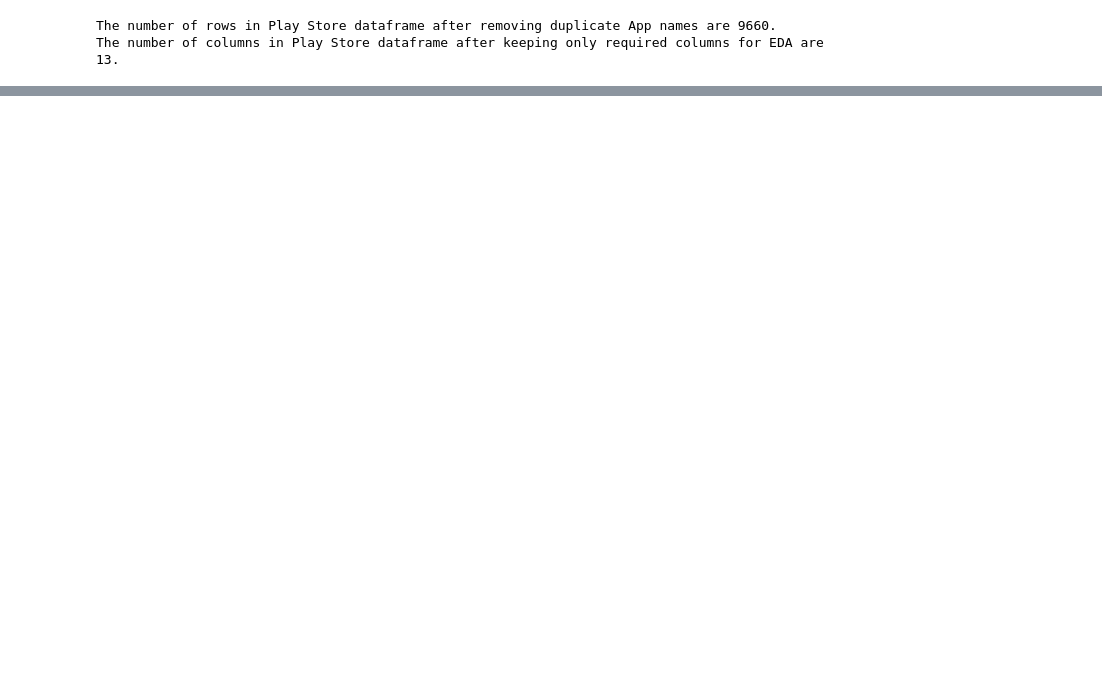
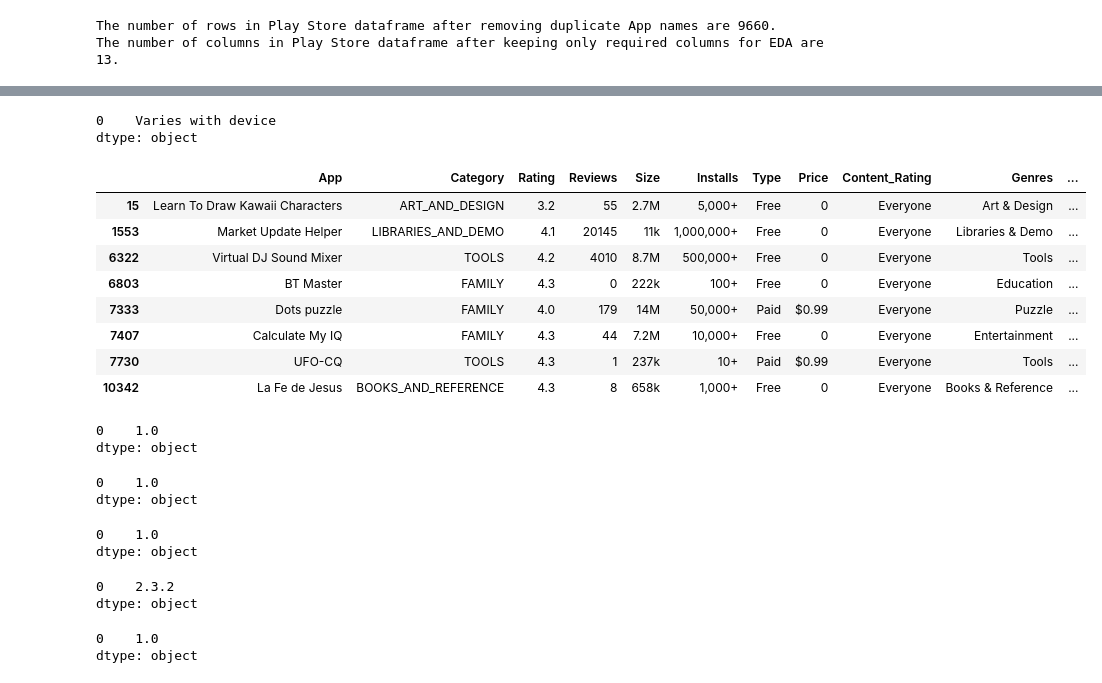
Before and after one commit to Sanddeep-K/Capstone_1_EDA_Play_Store_App_Review, a Jupyter notebook: Sandeep_K_Capstone_1_EDA_Play_Store_App_Review.ipynb, the cells around one changed output, grey strips where cells are left out. Cells and saved outputs as stored; diff of their text form; code cells hidden in the pictures; blank space fills up the shorter version.

```diff
--- a/Sandeep_K_Capstone_1_EDA_Play_Store_App_Review.ipynb
+++ b/Sandeep_K_Capstone_1_EDA_Play_Store_App_Review.ipynb
@@ -197,0 +308,7 @@ ps_data_df.columns = ps_data_df.columns.str.replace(' ', '_')
+# %%
+# As per App Name, this app can be categorised as "LIFESTYLE" category app
+
+# Updating appropriate actegory for missing entry
+
+ps_data_df.loc[10472, 'Category'] = 'LIFESTYLE'
+ps_data_df.loc[10472]
@@ -197,0 +336,4 @@ ps_data_df.columns = ps_data_df.columns.str.replace(' ', '_')
+# %%
+# Checking median rating of rating column.
+rating_median = ps_data_df['Rating'].median()
+print(f'The median of of Rating column is {rating_median}.')
@@ -197,0 +342,3 @@ ps_data_df.columns = ps_data_df.columns.str.replace(' ', '_')
+# %%
+# Filled NaN values in rating column.
+ps_data_df.loc[ps_data_df['Rating'].isnull(), 'Rating'] = ps_data_df['Rating'].fillna(rating_median)
@@ -197,0 +365,3 @@ ps_data_df.columns = ps_data_df.columns.str.replace(' ', '_')
+# %%
+# NaN value in Type column filled with as Most number of apps are Free.
+ps_data_df['Type'] = ps_data_df['Type'].fillna('Free')
@@ -197,0 +416,7 @@ ps_data_df.columns = ps_data_df.columns.str.replace(' ', '_')
+# %%
+# Lets check count of "Varies with Device"
+
+ps_data_df["Current_Ver"].mode()
+# %% [output]
+0    Varies with device
+dtype: object
@@ -197,0 +425,49 @@ ps_data_df.columns = ps_data_df.columns.str.replace(' ', '_')
+# %%
+ps_data_df[ps_data_df.Current_Ver.isnull()]
+# %% [output]
+|  | App | Category | Rating | Reviews | Size | Installs | Type | Price | Content_Rating | Genres | ... |
+| 15 | Learn To Draw Kawaii Characters | ART_AND_DESIGN | 3.2 | 55 | 2.7M | 5,000+ | Free | 0 | Everyone | Art & Design | ... |
+| 1553 | Market Update Helper | LIBRARIES_AND_DEMO | 4.1 | 20145 | 11k | 1,000,000+ | Free | 0 | Everyone | Libraries & Demo | ... |
+| 6322 | Virtual DJ Sound Mixer | TOOLS | 4.2 | 4010 | 8.7M | 500,000+ | Free | 0 | Everyone | Tools | ... |
+| 6803 | BT Master | FAMILY | 4.3 | 0 | 222k | 100+ | Free | 0 | Everyone | Education | ... |
+| 7333 | Dots puzzle | FAMILY | 4.0 | 179 | 14M | 50,000+ | Paid | $0.99 | Everyone | Puzzle | ... |
+| 7407 | Calculate My IQ | FAMILY | 4.3 | 44 | 7.2M | 10,000+ | Free | 0 | Everyone | Entertainment | ... |
+| 7730 | UFO-CQ | TOOLS | 4.3 | 1 | 237k | 10+ | Paid | $0.99 | Everyone | Tools | ... |
+| 10342 | La Fe de Jesus | BOOKS_AND_REFERENCE | 4.3 | 8 | 658k | 1,000+ | Free | 0 | Everyone | Books & Reference | ... |
+# %%
+# Finding corresponding Median "Current Versions" basis given "Android Versions" for above 8 Records
+
+# Current_Ver Median for Android_Ver = '4.2 and up'
+app_current_ver_df = ps_data_df[ps_data_df['Android_Ver'] == '4.2 and up']
+app_current_ver_df['Current_Ver'].mode()
+# %% [output]
+0    1.0
+dtype: object
+# %%
+# Current_Ver Median for Android_Ver = '1.5 and up'
+app_current_ver_df = ps_data_df[ps_data_df['Android_Ver'] == '1.5 and up']
+app_current_ver_df['Current_Ver'].mode()
+# %% [output]
+0    1.0
+dtype: object
+# %%
+# Current_Ver Median for Android_Ver = '4.0 and up'
+app_current_ver_df = ps_data_df[ps_data_df['Android_Ver'] == '4.0 and up']
+app_current_ver_df['Current_Ver'].mode()
+# %% [output]
+0    1.0
+dtype: object
+# %%
+# Current_Ver Median for Android_Ver = '1.6 and up'
+app_current_ver_df = ps_data_df[ps_data_df['Android_Ver'] == '1.6 and up']
+app_current_ver_df['Current_Ver'].mode()
+# %% [output]
+0    2.3.2
+dtype: object
+# %%
+# Current_Ver Median for Android_Ver = '2.3 and up'
+app_current_ver_df = ps_data_df[ps_data_df['Android_Ver'] == '2.3 and up']
+app_current_ver_df['Current_Ver'].mode()
+# %% [output]
+0    1.0
+dtype: object
```
Also changed, not shown: parts of 174 cells of this notebook.
